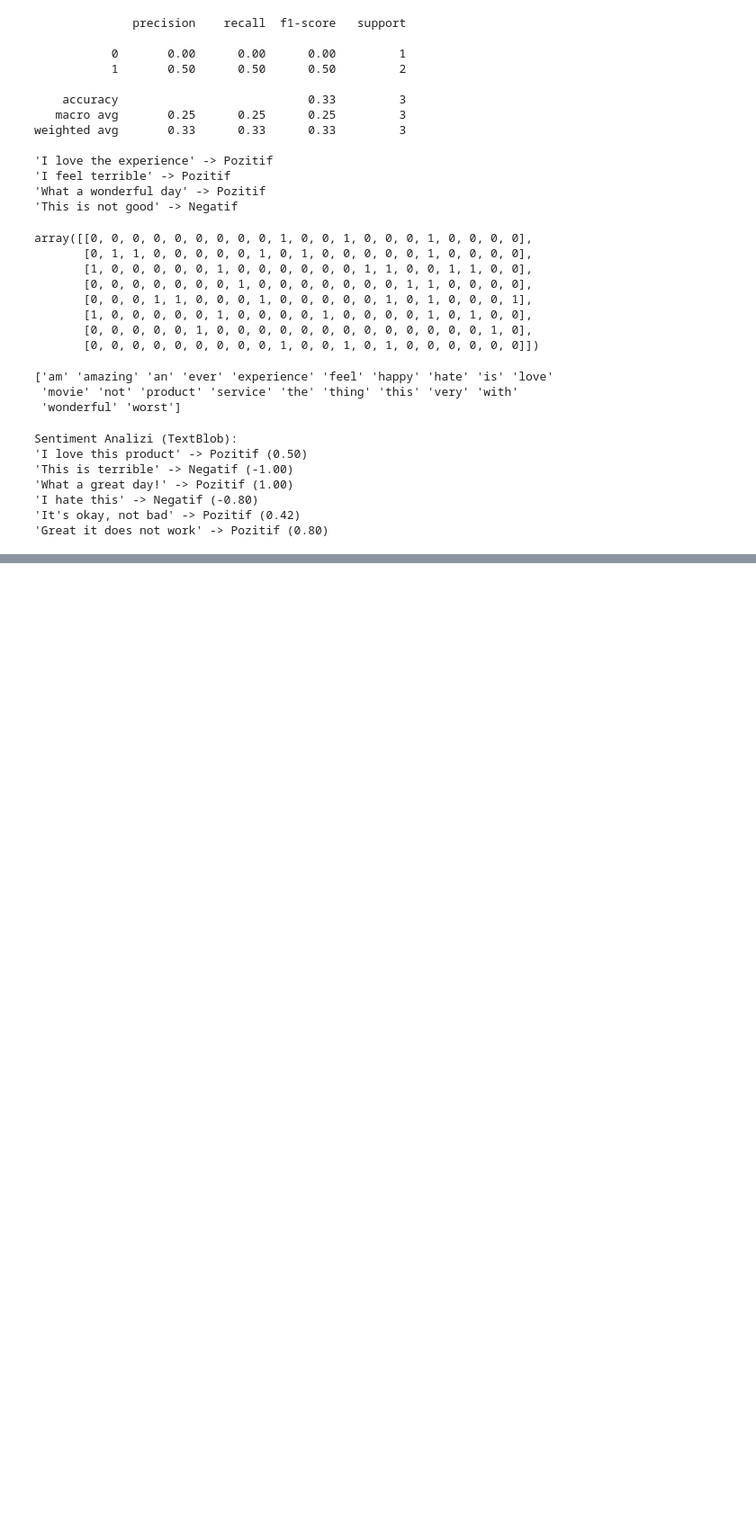
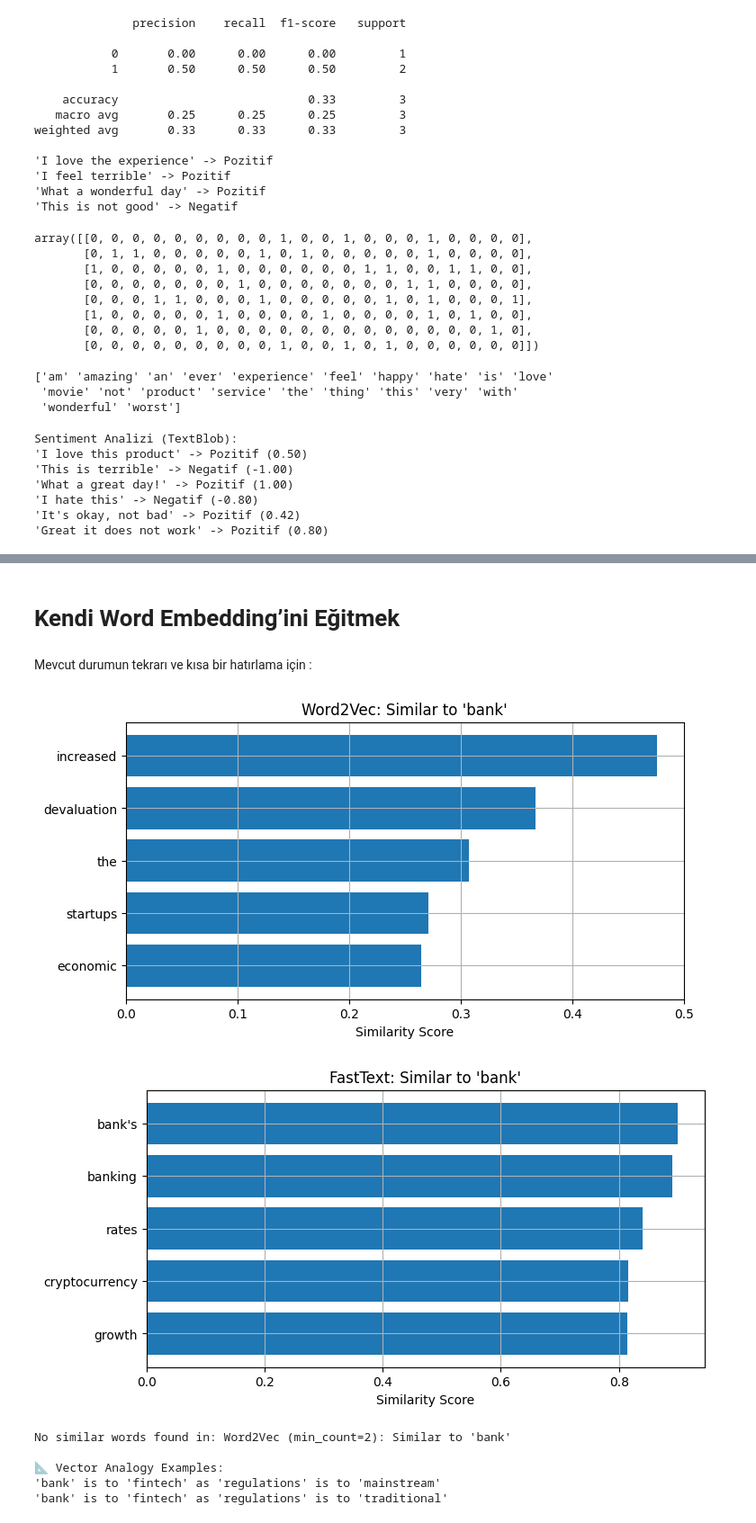
Before and after one commit to BilgisayarKavramlari/DataScience, a Jupyter notebook: intro-textprocesing.ipynb, the cells around one changed output, grey strips where cells are left out. Shown: that part at 90% size. Cells and saved outputs as stored; diff of their text form; code cells hidden in the pictures; blank space fills up the shorter version.

```diff
--- a/intro-textprocesing.ipynb
+++ b/intro-textprocesing.ipynb
@@ -190,0 +739,76 @@ Sentiment Analizi (TextBlob):
+# %% [markdown]
+# Kendi Word Embedding’ini Eğitmek
+# %% [markdown]
+Mevcut durumun tekrarı ve kısa bir hatırlama için :
+# %%
+from gensim.models import Word2Vec, FastText
+import matplotlib.pyplot as plt
+import numpy as np
+
+# 1. Sektörel örnek corpus (Finans metinleri)
+corpus = [
+    "The central bank increased interest rates due to inflation".lower().split(),
+    "The financial markets responded with volatility".lower().split(),
+    "Banking regulations have been updated by the authorities".lower().split(),
+    "Investors are concerned about currency devaluation".lower().split(),
+    "Cryptocurrency is becoming more mainstream in fintech".lower().split(),
+    "The stock market closed at an all-time high".lower().split(),
+    "There is a growing interest in sustainable investments".lower().split(),
+    "Fintech startups are disrupting traditional banking".lower().split(),
+    "The central bank's monetary policy affects economic growth".lower().split(),
+    "Artificial intelligence is transforming financial services".lower().split(),
+]
+
+# 2. Word2Vec eğitimi (Skip-gram: sg=1)
+w2v_model = Word2Vec(sentences=corpus, vector_size=50, window=2, min_count=1, sg=1, epochs=100)
+
+# 3. Hafifletilmiş FastText (bucket sayısını azaltıyoruz)
+ft_model = FastText(sentences=corpus, vector_size=50, window=2, min_count=1, sg=1, epochs=100, bucket=1000)
+
+# 4. Benzerlik fonksiyonu
+def get_similarities(model, word="bank"):
+    try:
+        return model.wv.most_similar(word, topn=5)
+    except KeyError:
+        return []
+
+# 5. Görselleştirme
+def plot_similarities(similarities, title):
+    if similarities:
+        words, scores = zip(*similarities)
+        plt.figure(figsize=(8, 4))
+        plt.barh(words[::-1], scores[::-1])
+        plt.title(title)
+        plt.xlabel("Similarity Score")
+        plt.grid(True)
+        plt.show()
+    else:
+        print(f"No similar words found in: {title}")
+
+# 6. Benzer kelimeleri göster
+plot_similarities(get_similarities(w2v_model, "bank"), "Word2Vec: Similar to 'bank'")
+plot_similarities(get_similarities(ft_model, "bank"), "FastText: Similar to 'bank'")
+
+# 7. Hiperparametre örneği: min_count etkisi
+w2v_mincount2 = Word2Vec(sentences=corpus, vector_size=50, window=5, min_count=2, sg=1, epochs=100)
+plot_similarities(get_similarities(w2v_mincount2, "bank"), "Word2Vec (min_count=2): Similar to 'bank'")
+
+# 8. Vektörel Analojiler
+def analogy(model, w1, w2, w3):
+    try:
+        result = model.wv.most_similar(positive=[w2, w3], negative=[w1], topn=1)
+        print(f"'{w1}' is to '{w2}' as '{w3}' is to '{result[0][0]}'")
+    except KeyError as e:
+        print(f"Analogy error: {e}")
+
+print("\n📐 Vector Analogy Examples:")
+analogy(w2v_model, "bank", "fintech", "regulations")
+analogy(ft_model, "bank", "fintech", "regulations")
+# %% [output]
+[figure, added]
+[figure, added]
+No similar words found in: Word2Vec (min_count=2): Similar to 'bank'
+
+📐 Vector Analogy Examples:
+'bank' is to 'fintech' as 'regulations' is to 'mainstream'
+'bank' is to 'fintech' as 'regulations' is to 'traditional'
```
Also changed, not shown: parts of 28 cells of this notebook.
